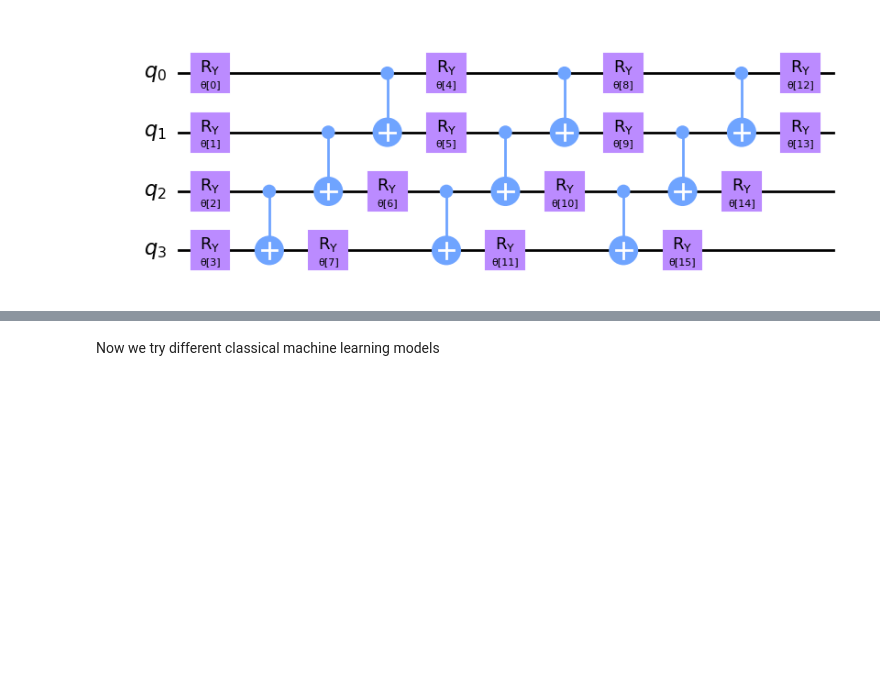
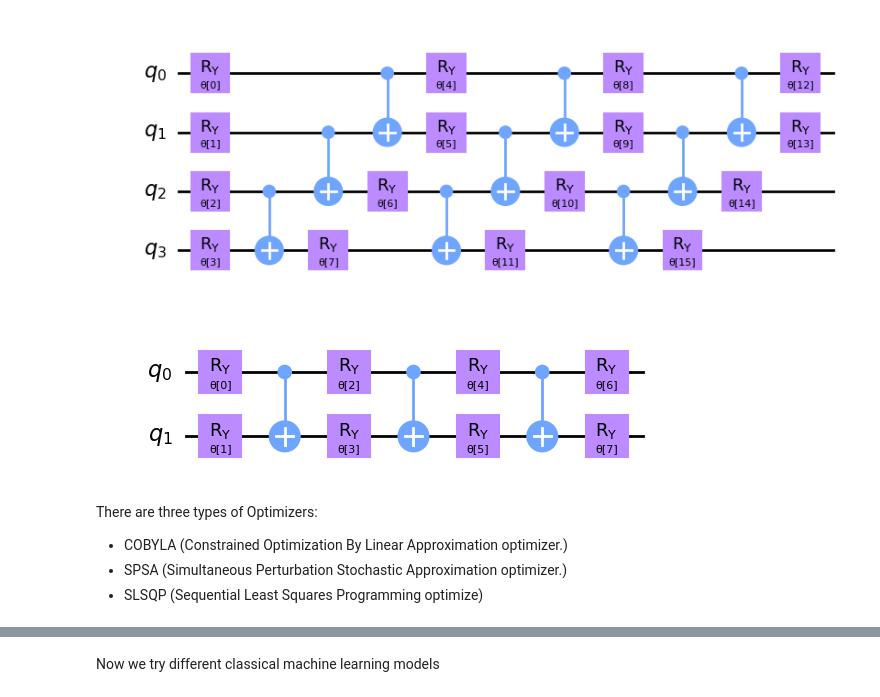
Before and after one commit to EdoardoZappia/Fraud-Detection-with-QML, a Jupyter notebook: qvc.ipynb, the cells around one changed output, grey strips where cells are left out. Saved outputs shown, nothing was run; the diff lists cells and outputs as text; code cells hidden in the pictures; blank space fills up the shorter version.

```diff
--- a/qvc.ipynb
+++ b/qvc.ipynb
@@ -141,3 +205,14 @@ pqc = RealAmplitudes(num_qubits=4, reps=3)  # num_qubits = num_features
 pqc.decompose().draw(output='mpl')
 # %% [output]
 [figure]
+# %%
+pqc_amp = RealAmplitudes(num_qubits=n, reps=3)
+pqc_amp.decompose().draw(output = 'mpl')
+# %% [output]
+[figure, added]
+# %% [markdown]
+There are three types of Optimizers:
+
+- COBYLA (Constrained Optimization By Linear Approximation optimizer.)
+- SPSA (Simultaneous Perturbation Stochastic Approximation optimizer.)
+- SLSQP (Sequential Least Squares Programming optimize)
```
Also changed, not shown: parts of 34 cells of this notebook, 2 other files.
